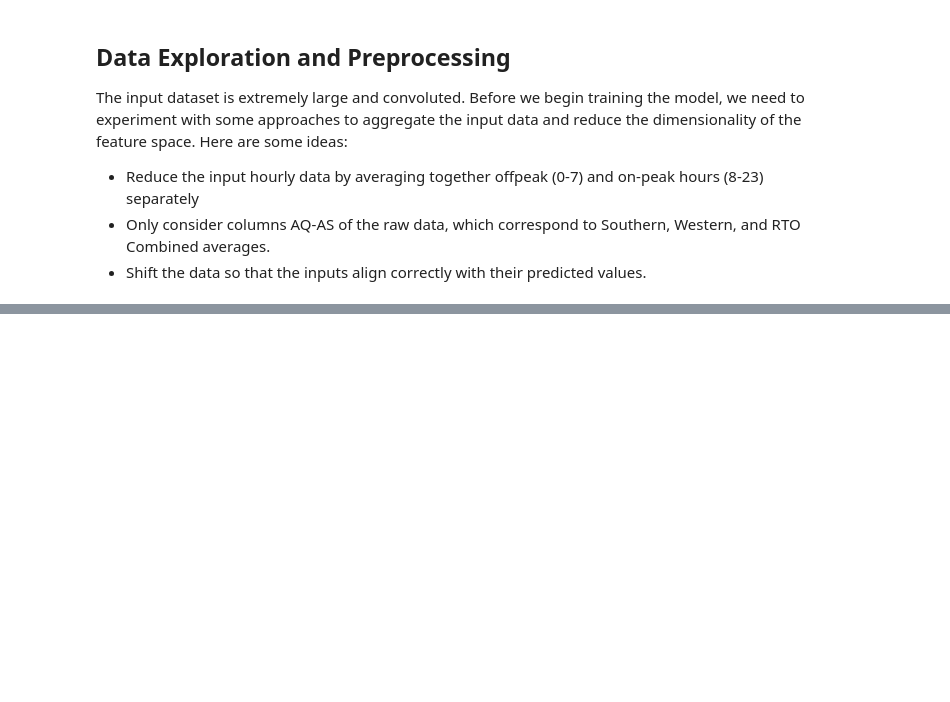
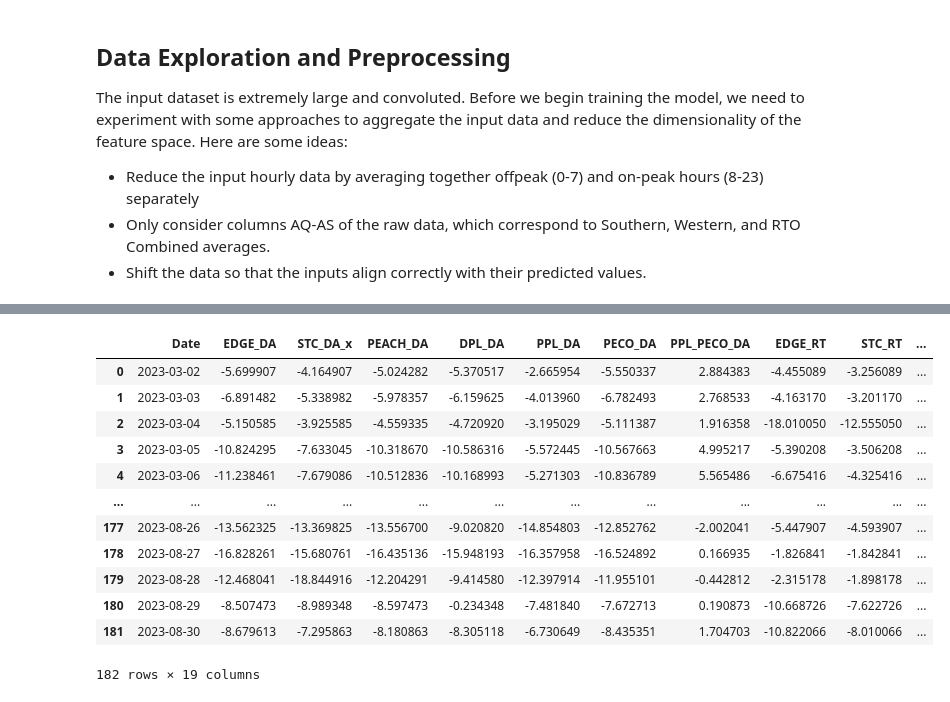
Before and after one commit to stephenxu10/PJM-Basis-Forecast, a Jupyter notebook: PJM_Forecast_Model.ipynb, the cells around one changed output, grey strips where cells are left out. Saved outputs shown, nothing was run; the diff lists cells and outputs as text; code cells hidden in the pictures; blank space fills up the shorter version.

```diff
--- a/PJM_Forecast_Model.ipynb
+++ b/PJM_Forecast_Model.ipynb
@@ -120,0 +92,60 @@ filtered_load
+# %%
+"""
+Begin the process of merging together the dataframes to one large matrix. if we want to predict day x, align the matrices so that the columns correspond to
+    - The y-variable (actual DA basis) for day x
+    - The seven columns of RT basis (onpeak averages before 5 PM) corresponding to day x-2
+    - The three columns of Load Forecast for day x
+    - The seven columns of whole day DA basis (onpeak averages) for day x-1
+"""
+aligned_rt_basis = filtered_rt_basis.copy()
+aligned_rt_basis['Date'] = aligned_rt_basis['Date'] - pd.DateOffset(days=2)
+
+aligned_da_basis = filtered_da_basis.copy()
+aligned_da_basis['Date'] = aligned_da_basis['Date'] - pd.DateOffset(days=1)
+
+aligned_da_basis['Date'] = pd.to_datetime(aligned_da_basis['Date'])
+aligned_rt_basis['Date'] = pd.to_datetime(aligned_rt_basis['Date'])
+y_pred['Date'] = pd.to_datetime(y_pred['Date'])
+filtered_load['Date'] = pd.to_datetime(filtered_load['Date'])
+
+merged_df = pd.merge(aligned_da_basis, aligned_rt_basis, on='Date', how='inner')
+merged_df = pd.merge(merged_df, y_pred, on='Date', how='inner')
+merged_df = pd.merge(merged_df, filtered_load, on='Date', how='inner')
+
+## Abbreviate the column names
+new_column_names = {
+    'EDGEMOOR 13 KV HAYRD5 (DALMP ) - WESTERN HUB (DALMP )': "EDGE_DA",
+    'STEEL CITY 4CC (DALMP ) - WESTERN HUB (DALMP )_x': "STC_DA_x",
+    "PPL (DALMP ) - PECO (DALMP )": "PPL_PECO_DA",
+    'PEACHBOT 22 KV UNIT02 (DALMP ) - WESTERN HUB (DALMP )': "PEACH_DA",
+    'DPL (DALMP ) - WESTERN HUB (DALMP )': "DPL_DA",
+    'PPL (DALMP ) - WESTERN HUB (DALMP )': "PPL_DA",
+    'PECO (DALMP ) - WESTERN HUB (DALMP )': "PECO_DA",
+    'EDGEMOOR 13 KV HAYRD5 (RTLMP ) - WESTERN HUB (RTLMP )': "EDGE_RT",
+    'STEEL CITY 4CC (RTLMP ) - WESTERN HUB (RTLMP )': "STC_RT",
+    'PEACHBOT 22 KV UNIT02 (RTLMP ) - WESTERN HUB (RTLMP )': "PEACH_RT",
+    'DPL (RTLMP ) - WESTERN HUB (RTLMP )': "DPL_RT",
+    'PPL (RTLMP ) - WESTERN HUB (RTLMP )': "PPL_RT",
+    'PECO (RTLMP ) - WESTERN HUB (RTLMP )': "PECO_RT",
+    'DOM (RTLMP ) - WESTERN HUB (RTLMP )': "DOM_RT",
+    'STEEL CITY 4CC (DALMP ) - WESTERN HUB (DALMP )_y': "STC_DA_y",
+    'SOUTHERN REGION (BIDCLOSE_LOAD_FORECAST) Average': "SOUTH_L",
+    'WESTERN REGION (BIDCLOSE_LOAD_FORECAST) Average': "WEST_L",
+    'RTO COMBINED (BIDCLOSE_LOAD_FORECAST) Average': "RTO_L"
+}
+merged_df.rename(columns=new_column_names, inplace=True)
+merged_df
+# %% [output]
+|  | Date | EDGE_DA | STC_DA_x | PEACH_DA | DPL_DA | PPL_DA | PECO_DA | PPL_PECO_DA | EDGE_RT | STC_RT | ... |
+| 0 | 2023-03-02 | -5.699907 | -4.164907 | -5.024282 | -5.370517 | -2.665954 | -5.550337 | 2.884383 | -4.455089 | -3.256089 | ... |
+| 1 | 2023-03-03 | -6.891482 | -5.338982 | -5.978357 | -6.159625 | -4.013960 | -6.782493 | 2.768533 | -4.163170 | -3.201170 | ... |
+| 2 | 2023-03-04 | -5.150585 | -3.925585 | -4.559335 | -4.720920 | -3.195029 | -5.111387 | 1.916358 | -18.010050 | -12.555050 | ... |
+| 3 | 2023-03-05 | -10.824295 | -7.633045 | -10.318670 | -10.586316 | -5.572445 | -10.567663 | 4.995217 | -5.390208 | -3.506208 | ... |
+| 4 | 2023-03-06 | -11.238461 | -7.679086 | -10.512836 | -10.168993 | -5.271303 | -10.836789 | 5.565486 | -6.675416 | -4.325416 | ... |
+| ... | ... | ... | ... | ... | ... | ... | ... | ... | ... | ... | ... |
+| 177 | 2023-08-26 | -13.562325 | -13.369825 | -13.556700 | -9.020820 | -14.854803 | -12.852762 | -2.002041 | -5.447907 | -4.593907 | ... |
+| 178 | 2023-08-27 | -16.828261 | -15.680761 | -16.435136 | -15.948193 | -16.357958 | -16.524892 | 0.166935 | -1.826841 | -1.842841 | ... |
+| 179 | 2023-08-28 | -12.468041 | -18.844916 | -12.204291 | -9.414580 | -12.397914 | -11.955101 | -0.442812 | -2.315178 | -1.898178 | ... |
+| 180 | 2023-08-29 | -8.507473 | -8.989348 | -8.597473 | -0.234348 | -7.481840 | -7.672713 | 0.190873 | -10.668726 | -7.622726 | ... |
+| 181 | 2023-08-30 | -8.679613 | -7.295863 | -8.180863 | -8.305118 | -6.730649 | -8.435351 | 1.704703 | -10.822066 | -8.010066 | ... |
+182 rows × 19 columns
```
Also changed, not shown: parts of 19 cells of this notebook.
